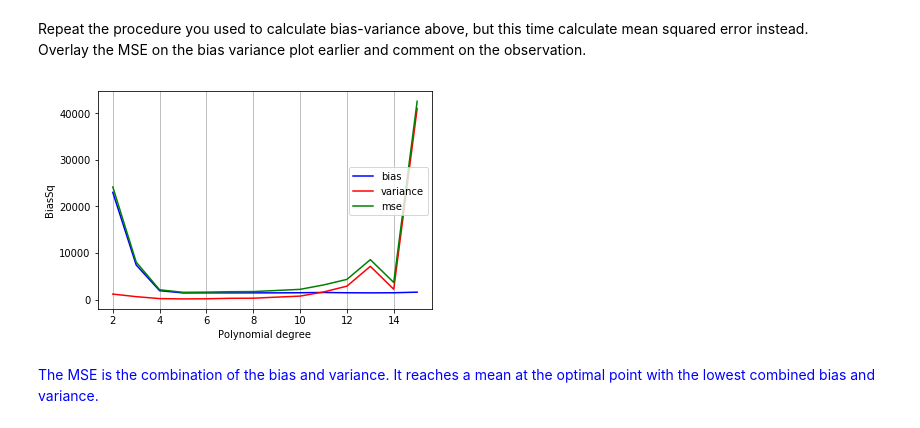
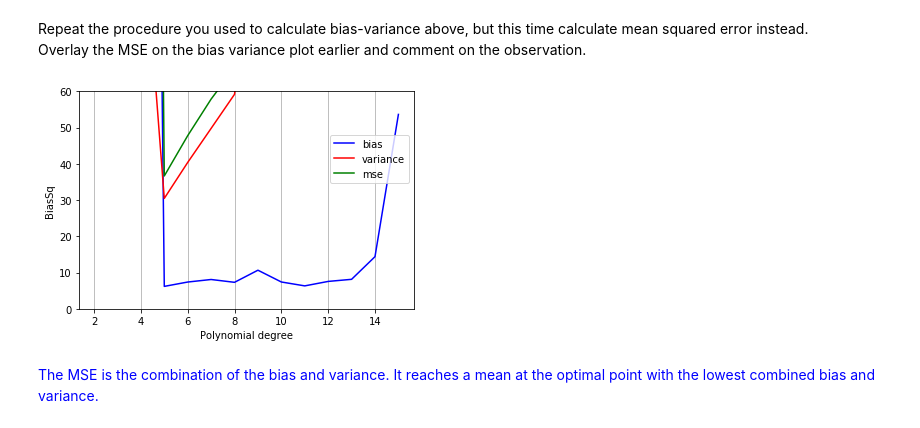
Before and after one commit to nickyeolk/aiap_projects, a Jupyter notebook: aiap-week2/Week 2 - Statistical Learning - Release.ipynb, the cells around one changed output. Cells and saved outputs as stored; diff of their text form; code cells hidden in the pictures.

```diff
--- a/aiap-week2/Week 2 - Statistical Learning - Release.ipynb
+++ b/aiap-week2/Week 2 - Statistical Learning - Release.ipynb
@@ -356,7 +360,7 @@ __Now, simulate a training data by introducing random errors on the curve.__<br>
 # %% [markdown]
 <img src="./training_data.png">
 # %%
-noise = np.random.normal(0,40,len(output))
+noise = np.random.normal(0,20,len(output))
 noisy = output+noise
 plt.scatter(input_x,noisy,alpha=0.5,s=2);
 # %% [output]
@@ -368,13 +372,16 @@ shuffleindex=np.arange(len(noisy))
 np.random.shuffle(shuffleindex)
 X_all = input_x[shuffleindex]
 y_all = noisy[shuffleindex]
-
+y_clean = output[shuffleindex
+                ]
 # save 200 points to be used as the validation set
 X_test = X_all[:200]
 y_test = y_all[:200]
 X_train = X_all[200:]
 y_train = y_all[200:]
+y_test_clean = y_clean[:200]
 print(len(y_test),len(y_train))
 plt.scatter(X_test,y_test,alpha=0.7,s=2);
+plt.scatter(X_test,y_test_clean,c='r',alpha=0.7,s=1)
 # %% [output]
 200 800
@@ -415,11 +423,11 @@ def overall_bias_var(models):
     variance=[]
     mse=[]
     for ii,row in enumerate(models):
-        biassq.append(bias_calc(row,y_test[ii]))
+        biassq.append(bias_calc(row,y_test_clean[ii]))
         variance.append(var_calc(row))
 #     print(np.mean(np.array(biassq)),np.mean(np.array(variance)))
     for jj in range(np.shape(models)[1]):
-        mse.append(metrics.mean_squared_error(y_test,models[:,jj]))
+        mse.append(metrics.mean_squared_error(y_test_clean,models[:,jj]))
 #     mse = metrics.mean_squared_error(y_test,np.mean(models,axis=1))
     return np.mean(np.array(biassq)),np.mean(np.array(variance)),np.mean(np.array(mse))
 print('bias,var= ',overall_bias_var(all_models))
@@ -498,24 +507,25 @@ Repeat the procedure you used to calculate bias-variance above, but this time ca
 # %%
 
 
 fig,ax1=plt.subplots()
 ax1.plot(np.arange(2,16),biassq_all,color='blue',label='bias')
 ax1.set_ylabel('BiasSq')
 plt.legend(bbox_to_anchor=(0.75, 0.85), loc=2, borderaxespad=0.)
 # ax2=ax1.twinx()
 ax1.plot(np.arange(2,16),variance_all,color='red',label='variance')
 # ax2.set_ylabel('Variance')
 plt.legend(bbox_to_anchor=(0.75, 0.75), loc=2, borderaxespad=0.)
 # ax3=ax1.twinx()
 ax1.plot(np.arange(2,16),mse_all,color='green',label='mse')
 # ax3.spines["right"].set_position(("axes", 1.2))
 # ax3.set_ylabel('mse')
 ax1.grid(which='both',axis='x')
 ax1.set_xlabel('Polynomial degree')
-plt.legend(bbox_to_anchor=(0.75, 0.65), loc=2, borderaxespad=0.)
+ax1.set_ylim([0,60])
+plt.legend(bbox_to_anchor=(0.75, 0.8), loc=2, borderaxespad=0.)
 plt.show()
 # %% [output]
-[figure, old version]
+[figure, new version]
 # %% [markdown]
 <font color='blue'>The MSE is the combination of the bias and variance. It reaches a mean at the optimal point with the lowest combined bias and variance.</font>
 # %% [markdown]
```
Also changed, not shown: parts of 33 cells of this notebook.
